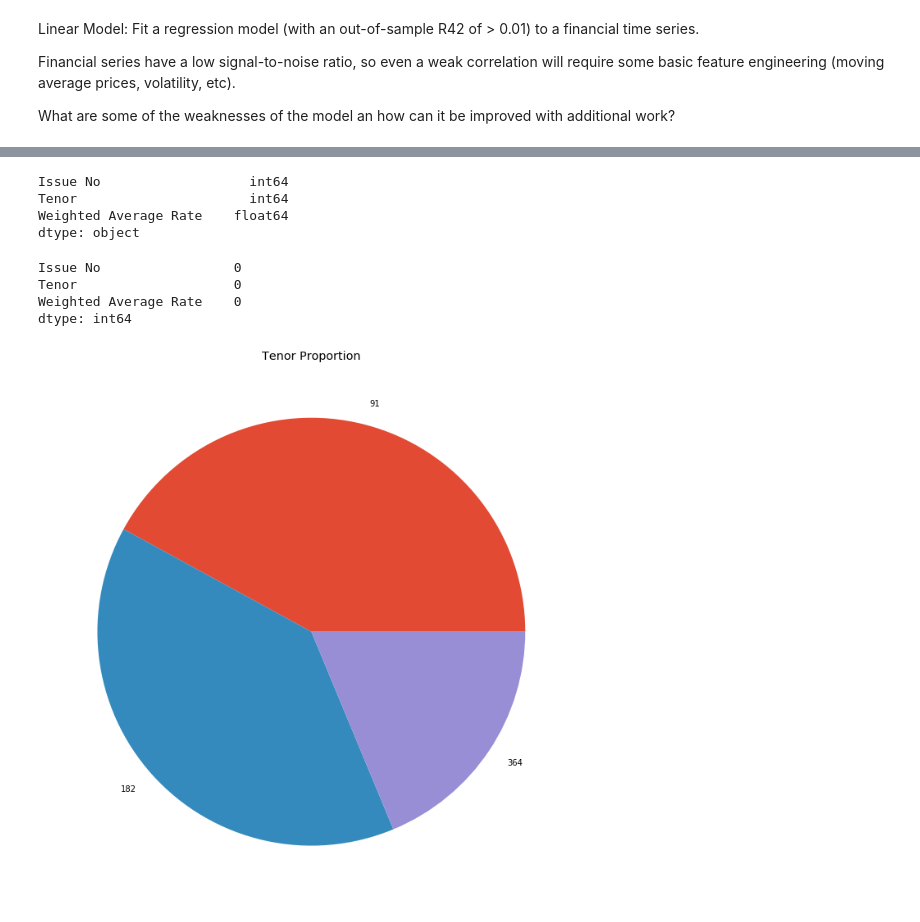
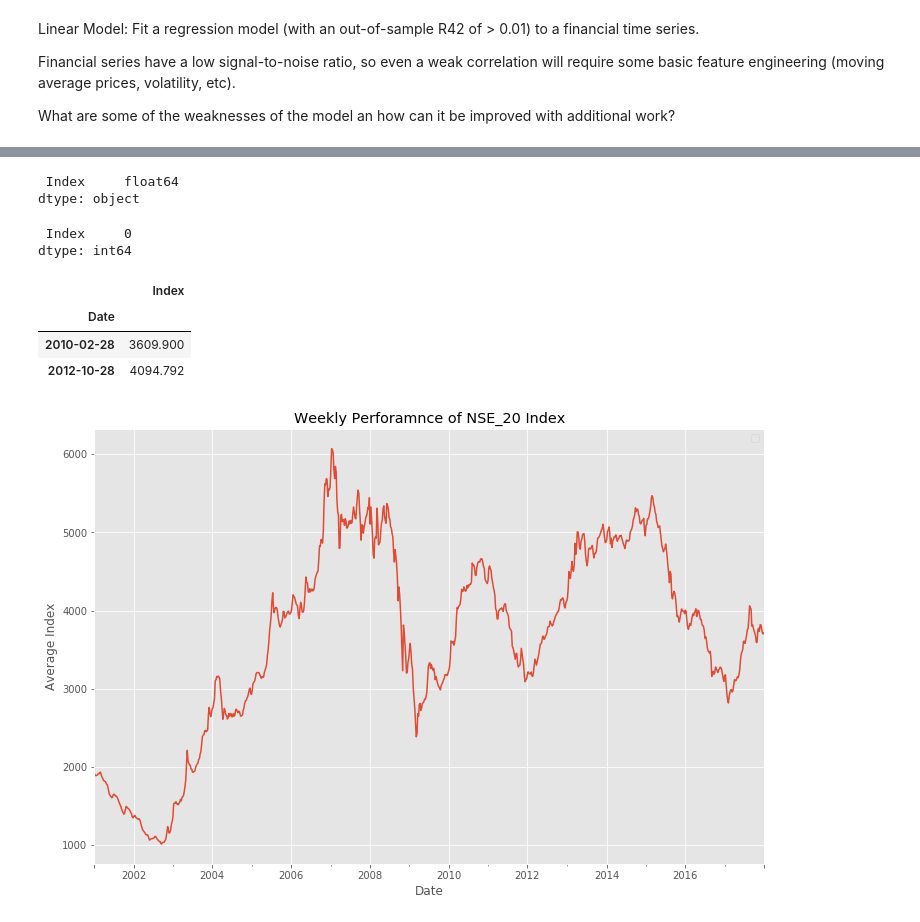
Before and after one commit to mau955/samcom_data_challenge, a Jupyter notebook: 03_Question.ipynb, the cells around one changed output, grey strips where cells are left out. Cells and saved outputs as stored; diff of their text form; code cells hidden in the pictures.

```diff
--- a/03_Question.ipynb
+++ b/03_Question.ipynb
@@ -19,6 +21,6 @@ warnings.filterwarnings("ignore")
 plt.style.use("ggplot")
 # %%
 # Load Dataset
-tbills = pd.read_csv("data/T_bill.csv", parse_dates=["Issue Date"], index_col=0).sort_index(ascending=True)
-tbills.sample(2)
+df = pd.read_csv("data/NSE_20.csv", parse_dates=["Date"], index_col=0).sort_index(ascending=True)
+df.sample(2)
 # %% [output]
@@ -34,26 +41,33 @@ str(tbills.index.min()), str(tbills.index.max())
 # %%
 # Check Datatypes
-tbills.dtypes
+df.dtypes
 # %% [output]
-Issue No                   int64
-Tenor                      int64
-Weighted Average Rate    float64
+ Index     float64
 dtype: object
 # %%
 # Check Missing Values
-tbills.isna().sum()
+df.isna().sum()
 # %% [output]
-Issue No                 0
-Tenor                    0
-Weighted Average Rate    0
+ Index     0
 dtype: int64
+# %%
+# Resample Time Series to Weekly Frequencies
+df_resampled = df.resample("W").mean()
+df_resampled.dropna(inplace=True)
+df_resampled.sample(2)
+# %% [output]
+|  | Index |
+| Date |  |
+| 2010-02-28 | 3609.900 |
+| 2012-10-28 | 4094.792 |
 # %%
-# Count of Records per Tenor
-fig, ax = plt.subplots(figsize=(12, 12))
-tbills["Tenor"].value_counts().plot(kind="pie", ax=ax)
-ax.set_xlabel("")
-ax.set_ylabel("")
-ax.set_title("Tenor Proportion")
-plt.savefig("images/Tenor_Proportion.svg")
+# Weekly Perforamnce of NSE_20 Index
+fig, ax = plt.subplots(figsize=(12, 8))
+df_resampled.plot(kind="line", ax=ax)
+plt.legend("")
+ax.set_xlabel("Date")
+ax.set_ylabel("Average Index")
+ax.set_title("Weekly Perforamnce of NSE_20 Index")
+plt.savefig("images/Weekly_Perforamnce_of_NSE_20_Index.svg")
 # %% [output]
-[figure, old version]
+[figure, new version]
```
Also changed, not shown: parts of 19 cells of this notebook, 8 other files.
